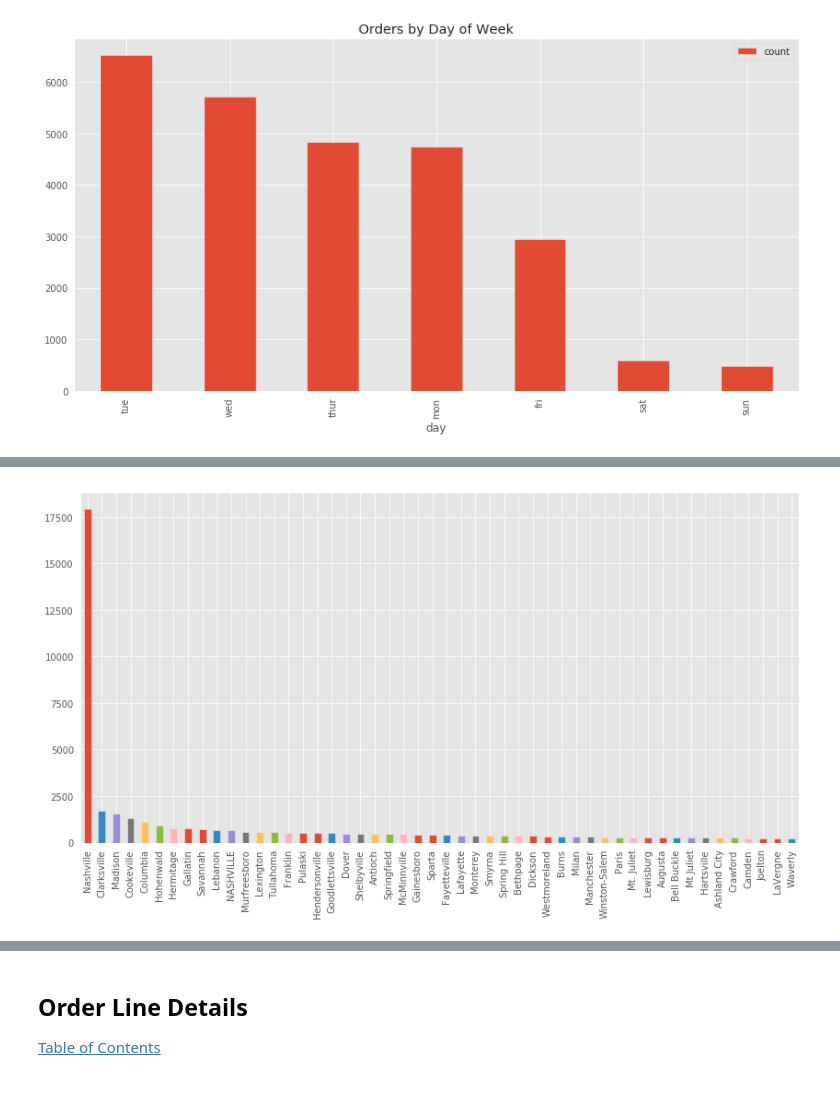
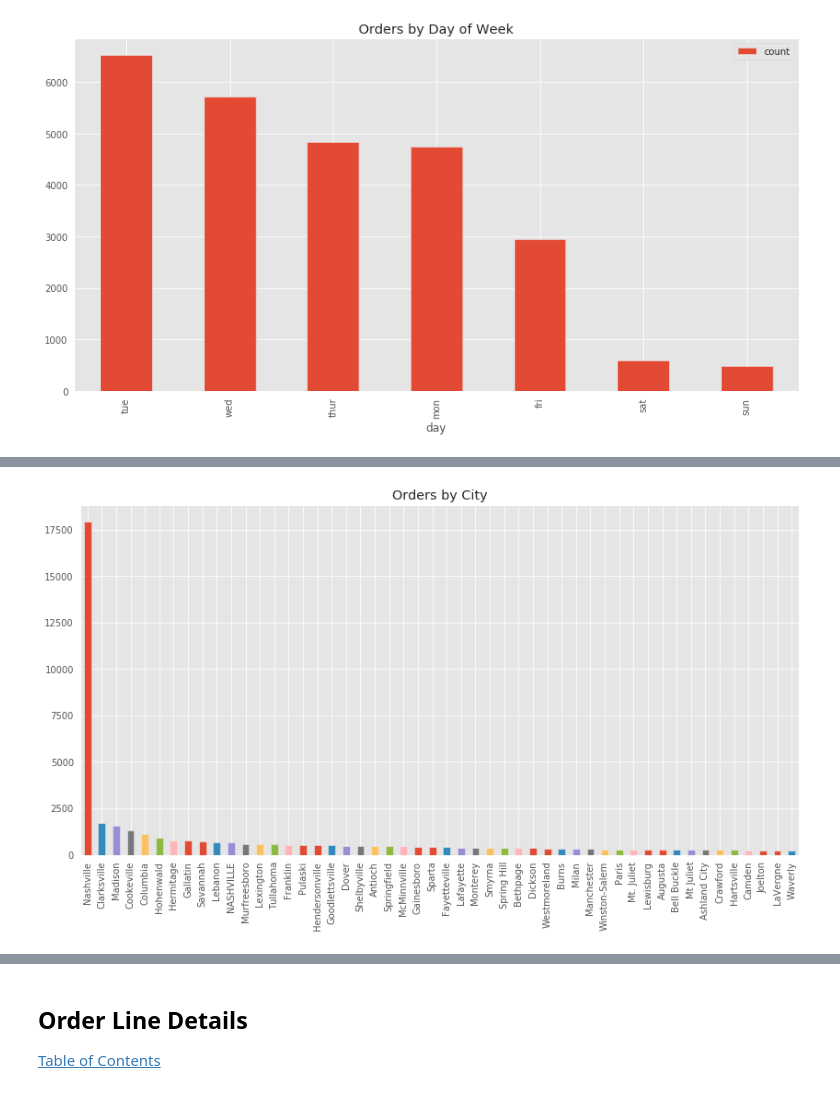
Before and after one commit to upandacross/Second-Harvest-Data-Dive-2019, a Jupyter notebook: Preliminary Data Exploration.ipynb, the cells around one changed output, grey strips where cells are left out. Saved outputs shown, nothing was run; the diff lists cells and outputs as text; code cells hidden in the pictures.

```diff
--- a/Preliminary Data Exploration.ipynb
+++ b/Preliminary Data Exploration.ipynb
@@ -651,7 +616,8 @@ plotPareto(df_orderheader, 'bill_to_name')
 # %%
-hv = df_orderheader.bill_to_addr_city.value_counts().head(50).plot.bar();
+hv = df_orderheader.bill_to_addr_city.value_counts().head(50).plot.bar()
+plt.title('Orders by City');
 # %% [output]
-[figure, old version]
+[figure, new version]
 # %%
 df_orderheader.nunique()
 # %% [output]
```
Also changed, not shown: parts of 9 cells of this notebook.
